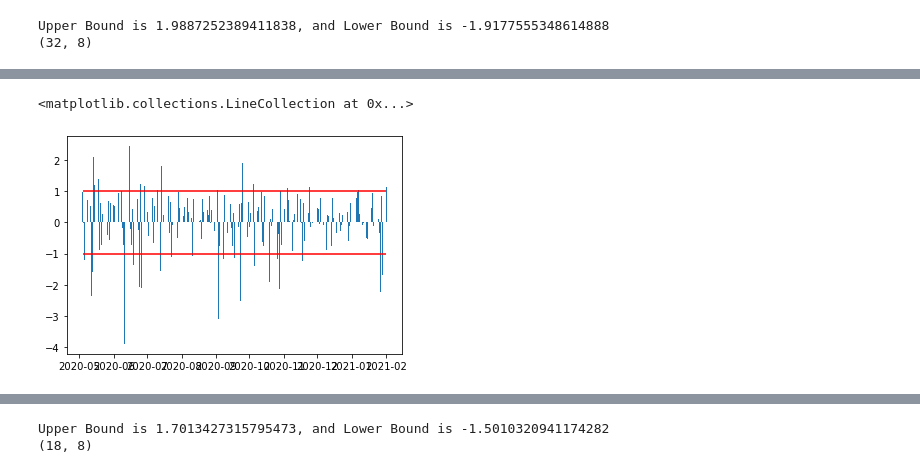
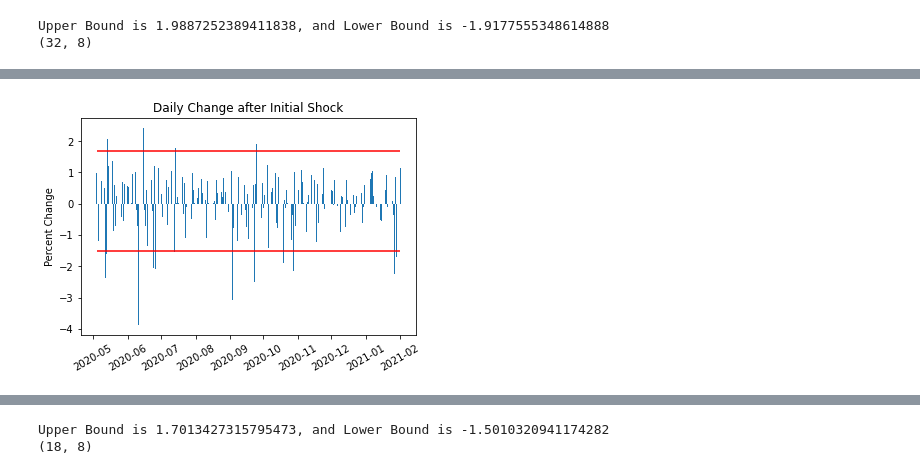
Before and after one commit to Bandelero/Covids-Effect-on-the-Stock-Market, a Jupyter notebook: wordcloud/wordcloud.ipynb, the cells around one changed output, grey strips where cells are left out. Saved outputs shown, nothing was run; the diff lists cells and outputs as text; code cells hidden in the pictures.

```diff
--- a/wordcloud/wordcloud.ipynb
+++ b/wordcloud/wordcloud.ipynb
@@ -55,7 +71,12 @@ sp5df=sp500df.loc[sp500df['Date_dt']>'2020-05']
 sp25df=sp500df.loc[sp500df['Date_dt']<'2020-05']
 # %%
 plt.bar(sp5df['Date_dt'],sp5df['Percent_Change'])
-plt.hlines(y=(1,-1),xmin=sp5df['Date_dt'].min(),xmax=sp5df['Date_dt'].max(),color='r')
+
+plt.hlines(y=(1.7,-1.5),xmin=sp5df['Date_dt'].min(),xmax=sp5df['Date_dt'].max(),color='r')
+plt.title('Daily Change after Initial Shock')
+plt.ylabel('Percent Change')
+plt.xticks(rotation=30)
+plt.savefig('AfterDailyChange.png',dpi=600)
+plt.show()
 # %% [output]
-<matplotlib.collections.LineCollection at 0x...>
-[figure, old version]
+[figure, new version]
```
Also changed, not shown: parts of 23 cells of this notebook, 9 other files.
